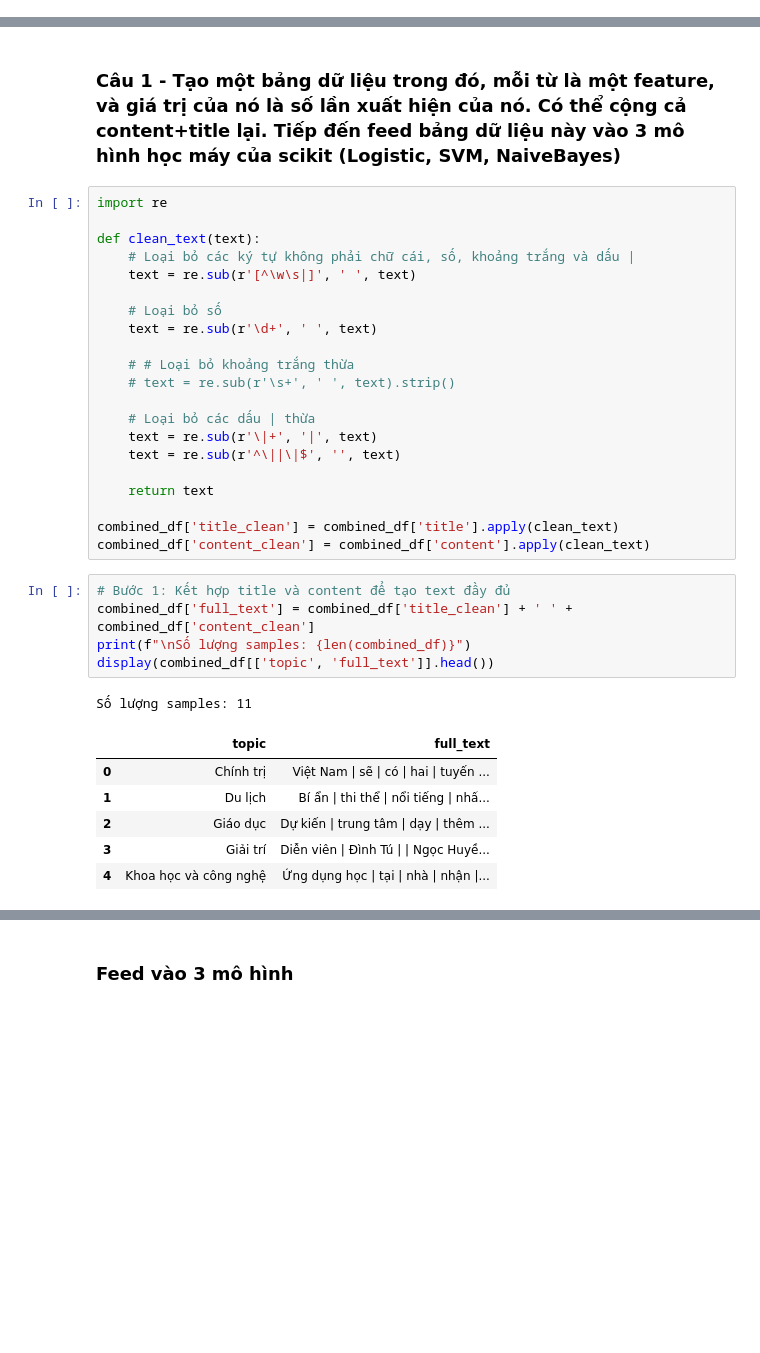
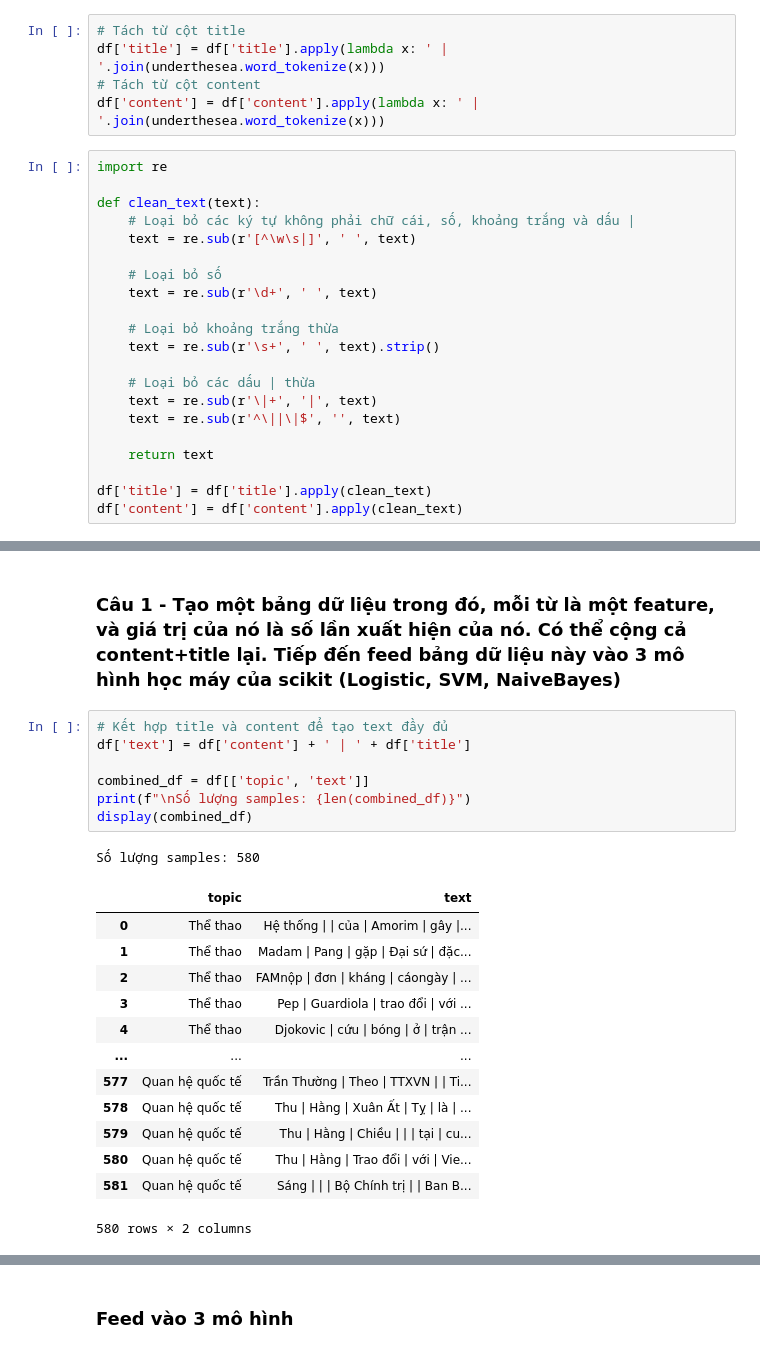
Before and after one commit to Leonn2285/NLP, a Jupyter notebook: trainModel Buoi_3/Project_SA.ipynb, the cells around one changed output, grey strips where cells are left out. Cells and saved outputs as stored; diff of their text form; blank space fills up the shorter version.

```diff
--- a/trainModel Buoi_3/Project_SA.ipynb
+++ b/trainModel Buoi_3/Project_SA.ipynb
@@ -45 +49,27 @@ memory usage: 22.7+ KB
+# %%
+# Tách từ cột title
+df['title'] = df['title'].apply(lambda x: ' | '.join(underthesea.word_tokenize(x)))
+# Tách từ cột content
+df['content'] = df['content'].apply(lambda x: ' | '.join(underthesea.word_tokenize(x)))
+# %%
+import re
+
+def clean_text(text):
+    # Loại bỏ các ký tự không phải chữ cái, số, khoảng trắng và dấu |
+    text = re.sub(r'[^\w\s|]', ' ', text)
+
+    # Loại bỏ số
+    text = re.sub(r'\d+', ' ', text)
+
+    # Loại bỏ khoảng trắng thừa
+    text = re.sub(r'\s+', ' ', text).strip()
+
+    # Loại bỏ các dấu | thừa
+    text = re.sub(r'\|+', '|', text)
+    text = re.sub(r'^\||\|$', '', text)
+
+    return text
+
+df['title'] = df['title'].apply(clean_text)
+df['content'] = df['content'].apply(clean_text)
 # %%
@@ -83,36 +96,24 @@ for i in range(len(combined_df["title"])):
 # %% [markdown]
 ### Câu 1 - Tạo một bảng dữ liệu trong đó, mỗi từ là một feature, và giá trị của nó là số lần xuất hiện của nó. Có thể cộng cả content+title lại. Tiếp đến feed bảng dữ liệu này vào 3 mô hình học máy của scikit (Logistic, SVM, NaiveBayes)
-# %%
-import re
-
-def clean_text(text):
-    # Loại bỏ các ký tự không phải chữ cái, số, khoảng trắng và dấu |
-    text = re.sub(r'[^\w\s|]', ' ', text)
-
-    # Loại bỏ số
-    text = re.sub(r'\d+', ' ', text)
-
-    # # Loại bỏ khoảng trắng thừa
-    # text = re.sub(r'\s+', ' ', text).strip()
-
-    # Loại bỏ các dấu | thừa
-    text = re.sub(r'\|+', '|', text)
-    text = re.sub(r'^\||\|$', '', text)
-
-    return text
-
-combined_df['title_clean'] = combined_df['title'].apply(clean_text)
-combined_df['content_clean'] = combined_df['content'].apply(clean_text)
 # %%
-# Bước 1: Kết hợp title và content để tạo text đầy đủ
-combined_df['full_text'] = combined_df['title_clean'] + ' ' + combined_df['content_clean']
+# Kết hợp title và content để tạo text đầy đủ
+df['text'] = df['content'] + ' | ' + df['title']
+
+combined_df = df[['topic', 'text']]
 print(f"\nSố lượng samples: {len(combined_df)}")
-display(combined_df[['topic', 'full_text']].head())
+display(combined_df)
 # %% [output]
-Số lượng samples: 11
+Số lượng samples: 580
-|  | topic | full_text |
-| 0 | Chính trị | Việt Nam | sẽ | có | hai | tuyến ... |
-| 1 | Du lịch | Bí ẩn | thi thể | nổi tiếng | nhấ... |
-| 2 | Giáo dục | Dự kiến | trung tâm | dạy | thêm ... |
-| 3 | Giải trí | Diễn viên | Đình Tú | | Ngọc Huyề... |
-| 4 | Khoa học và công nghệ | Ứng dụng học | tại | nhà | nhận |... |
+|  | topic | text |
+| 0 | Thể thao | Hệ thống | | của | Amorim | gây |... |
+| 1 | Thể thao | Madam | Pang | gặp | Đại sứ | đặc... |
+| 2 | Thể thao | FAMnộp | đơn | kháng | cáongày | ... |
+| 3 | Thể thao | Pep | Guardiola | trao đổi | với ... |
+| 4 | Thể thao | Djokovic | cứu | bóng | ở | trận ... |
+| ... | ... | ... |
+| 577 | Quan hệ quốc tế | Trần Thường | Theo | TTXVN | | Ti... |
+| 578 | Quan hệ quốc tế | Thu | Hằng | Xuân Ất | Tỵ | là | ... |
+| 579 | Quan hệ quốc tế | Thu | Hằng | Chiều | | | tại | cu... |
+| 580 | Quan hệ quốc tế | Thu | Hằng | Trao đổi | với | Vie... |
+| 581 | Quan hệ quốc tế | Sáng | | | Bộ Chính trị | | Ban B... |
+580 rows × 2 columns
```
Also changed, not shown: parts of 19 cells of this notebook, 5 other files.
